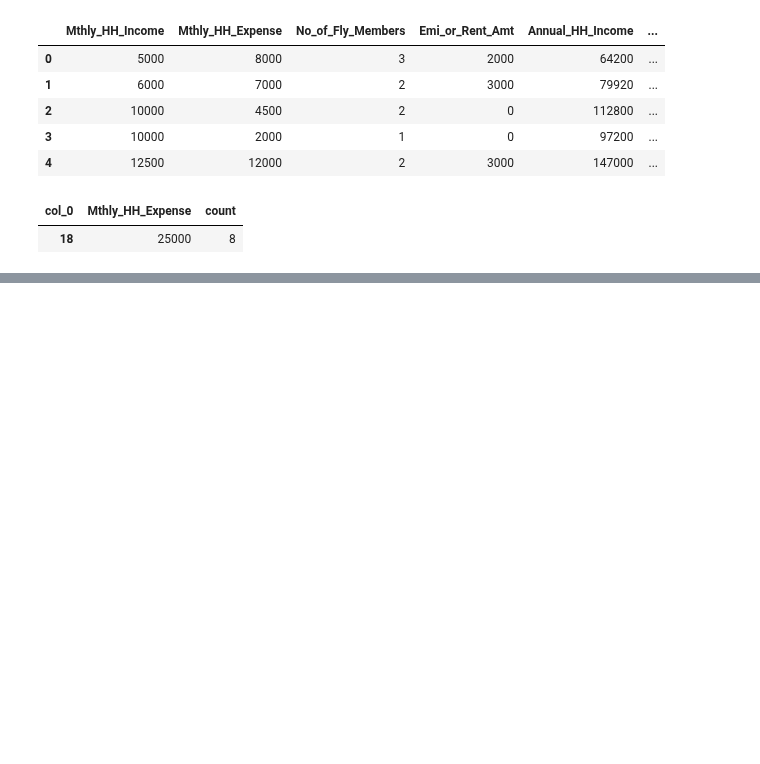
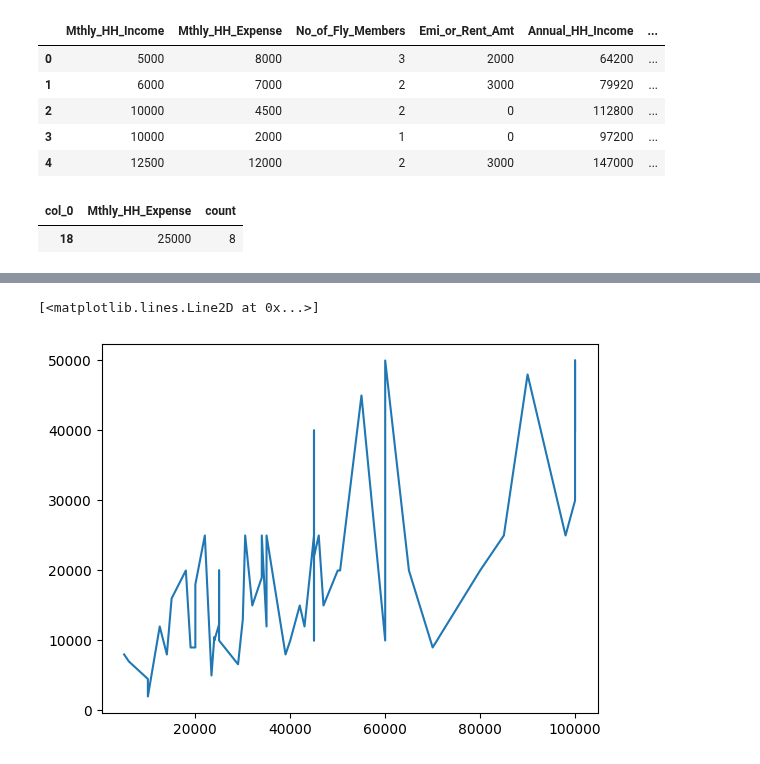
Before and after one commit to corpsedust/NareshIT, a Jupyter notebook: Self-practice(Tasks and IQ stuff)/t25-DescriptiveStats.ipynb, the cells around one changed output, grey strips where cells are left out. Drawn from its saved outputs; the diff is of its cells as text; code cells hidden in the pictures; blank space fills up the shorter version.

```diff
--- a/Self-practice(Tasks and IQ stuff)/t25-DescriptiveStats.ipynb
+++ b/Self-practice(Tasks and IQ stuff)/t25-DescriptiveStats.ipynb
@@ -150,0 +188,5 @@ d.reset_index(inplace= True)
+# %%
+plt.plot(df.Mthly_HH_Income,df.Mthly_HH_Expense)
+# %% [output]
+[<matplotlib.lines.Line2D at 0x...>]
+[figure, added]
```
Also changed, not shown: parts of 11 cells of this notebook.
